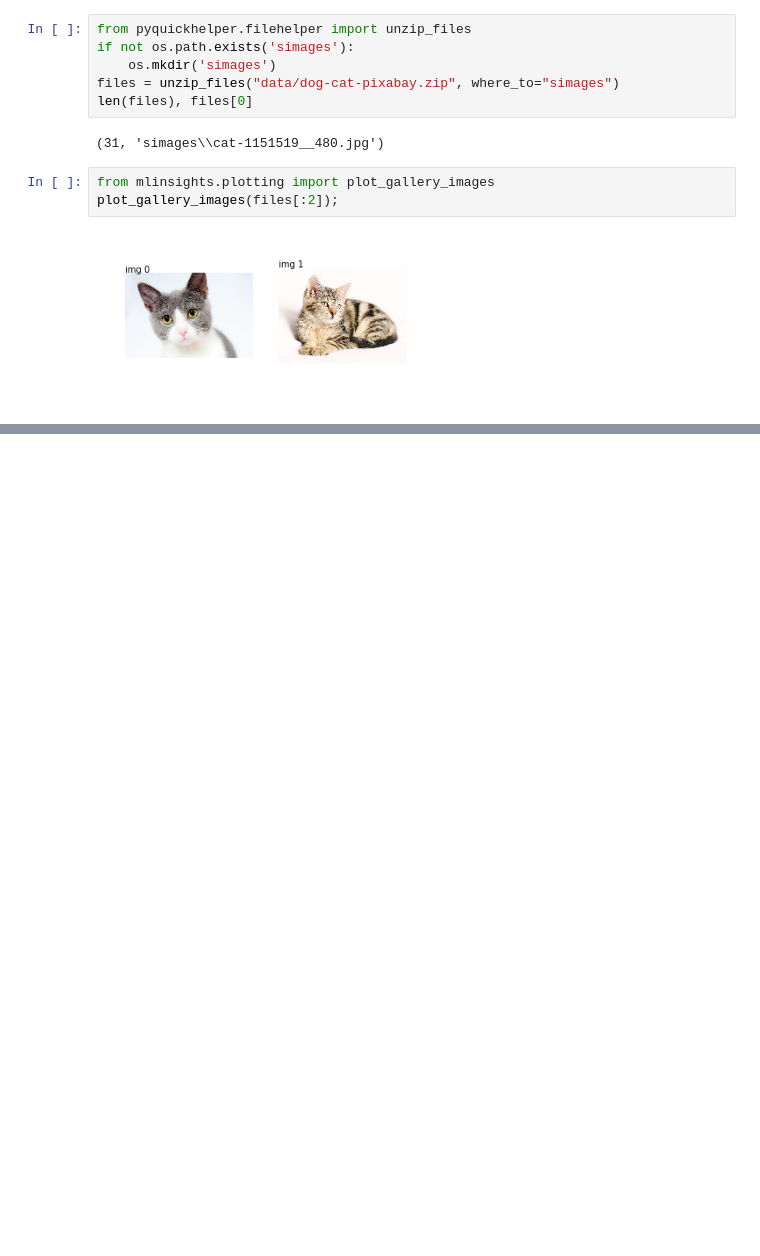
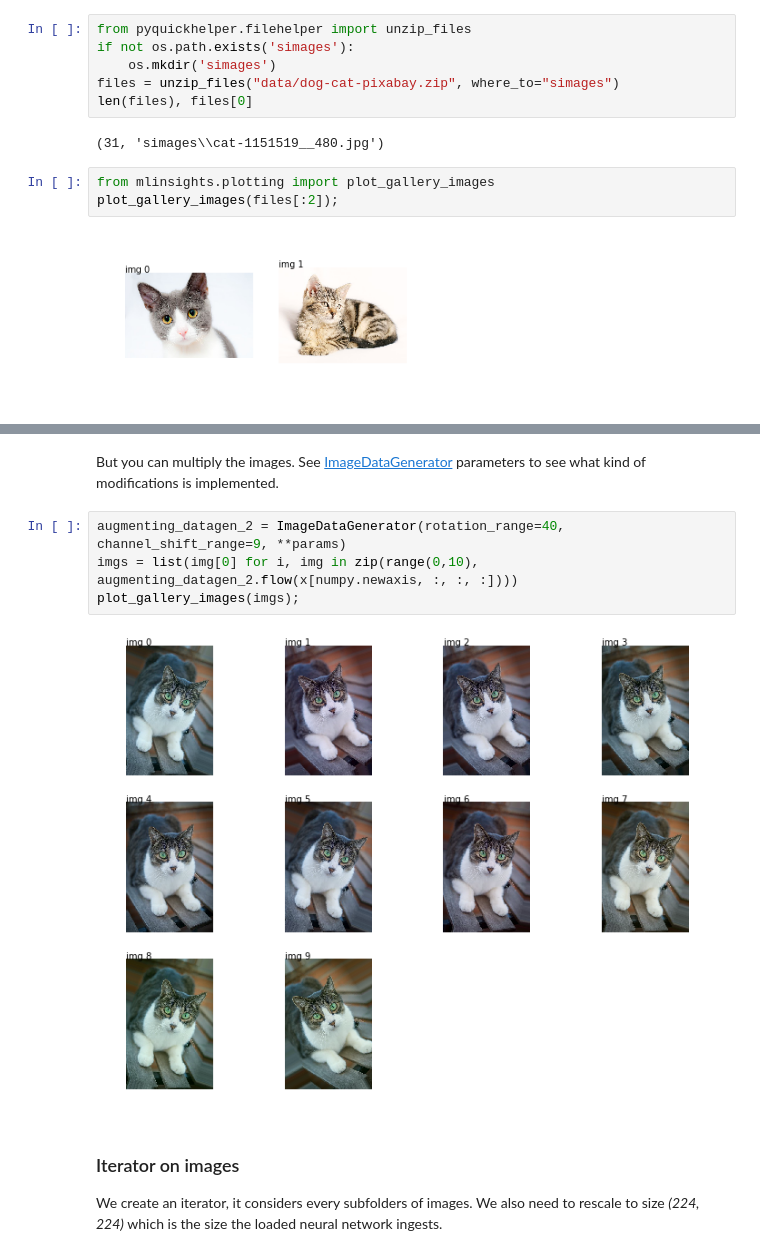
Before and after one commit to sdpython/mlinsights, a Jupyter notebook: _doc/notebooks/search_images.ipynb, the cells around one changed output, grey strips where cells are left out. Cells and saved outputs as stored; diff of their text form; blank space fills up the shorter version.

```diff
--- a/_doc/notebooks/search_images.ipynb
+++ b/_doc/notebooks/search_images.ipynb
@@ -73,0 +106,12 @@ plot_gallery_images(files[:2]);
+# %% [markdown]
+But you can multiply the images. See [ImageDataGenerator](https://keras.io/preprocessing/image/) parameters to see what kind of modifications is implemented.
+# %%
+augmenting_datagen_2 = ImageDataGenerator(rotation_range=40, channel_shift_range=9, **params)
+imgs = list(img[0] for i, img in zip(range(0,10), augmenting_datagen_2.flow(x[numpy.newaxis, :, :, :])))
+plot_gallery_images(imgs);
+# %% [output]
+[figure, added]
+# %% [markdown]
+### Iterator on images
+
+We create an iterator, it considers every subfolders of images. We also need to rescale to size *(224, 224)* which is the size the loaded neural network ingests.
```
Also changed, not shown: parts of 39 cells of this notebook, 12 other files.
